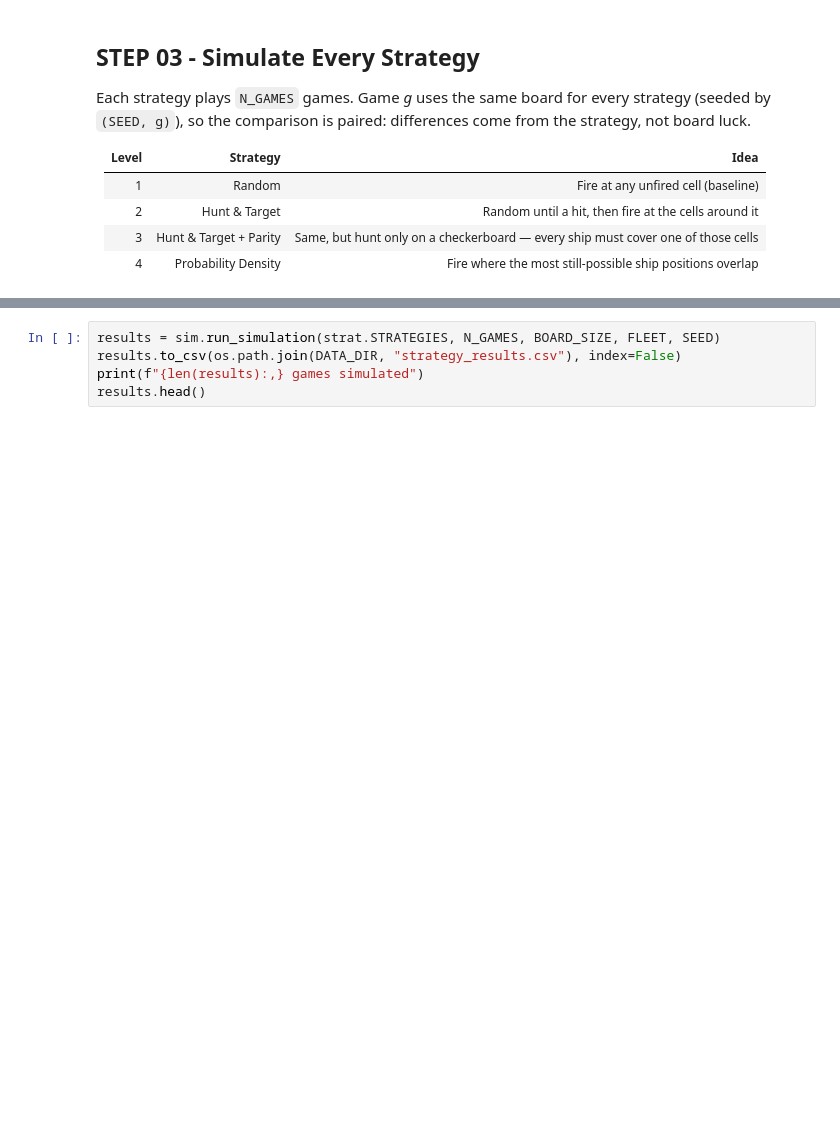
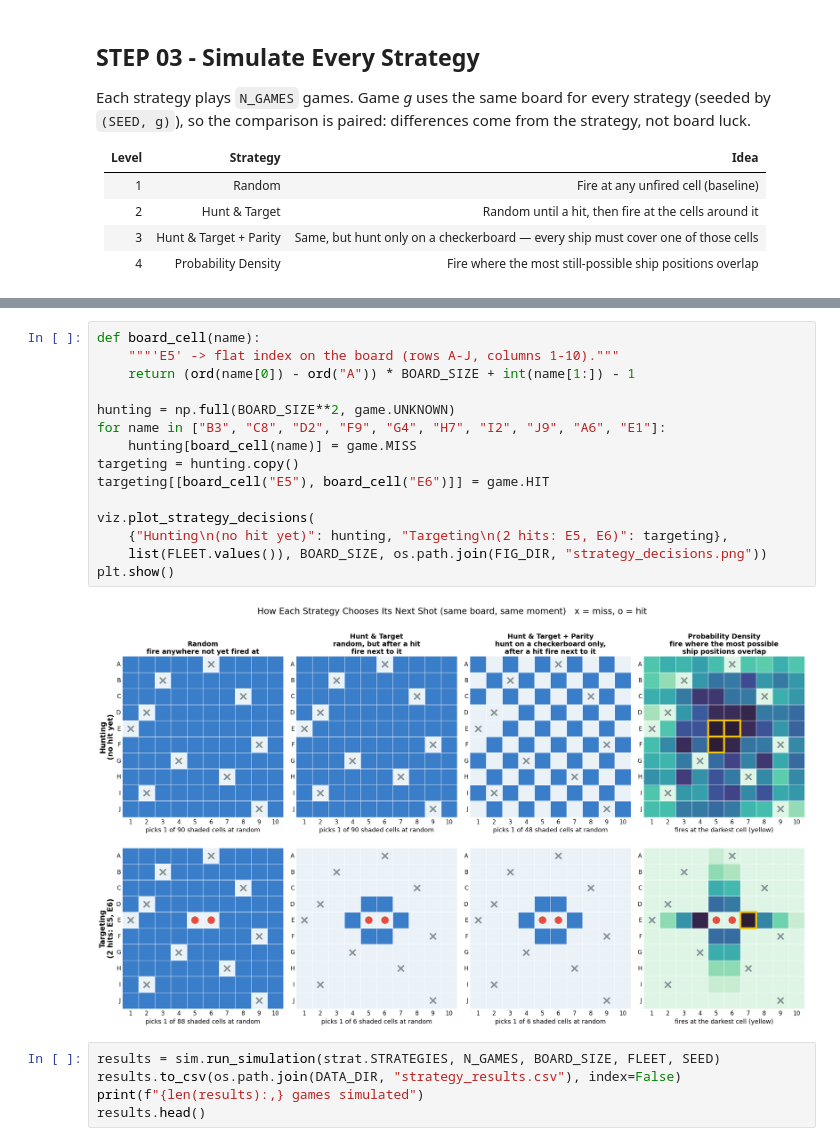
Before and after one commit to Nickwisely97/Code-Portofolio, a Jupyter notebook: Project/Game Analysis/Battleship - Monte Carlo Strategy Simulation/code/battleship_analysis.ipynb, the cells around one changed output, grey strips where cells are left out. Drawn from its saved outputs; the diff is of its cells as text; blank space fills up the shorter version.

```diff
--- a/Project/Game Analysis/Battleship - Monte Carlo Strategy Simulation/code/battleship_analysis.ipynb
+++ b/Project/Game Analysis/Battleship - Monte Carlo Strategy Simulation/code/battleship_analysis.ipynb
@@ -94,3 +100,20 @@ Each strategy plays `N_GAMES` games. Game *g* uses the same board for every stra
+# %%
+def board_cell(name):
+    """'E5' -> flat index on the board (rows A-J, columns 1-10)."""
+    return (ord(name[0]) - ord("A")) * BOARD_SIZE + int(name[1:]) - 1
+
+hunting = np.full(BOARD_SIZE**2, game.UNKNOWN)
+for name in ["B3", "C8", "D2", "F9", "G4", "H7", "I2", "J9", "A6", "E1"]:
+    hunting[board_cell(name)] = game.MISS
+targeting = hunting.copy()
+targeting[[board_cell("E5"), board_cell("E6")]] = game.HIT
+
+viz.plot_strategy_decisions(
+    {"Hunting\n(no hit yet)": hunting, "Targeting\n(2 hits: E5, E6)": targeting},
+    list(FLEET.values()), BOARD_SIZE, os.path.join(FIG_DIR, "strategy_decisions.png"))
+plt.show()
+# %% [output]
+[figure, added]
 # %%
 results = sim.run_simulation(strat.STRATEGIES, N_GAMES, BOARD_SIZE, FLEET, SEED)
 results.to_csv(os.path.join(DATA_DIR, "strategy_results.csv"), index=False)
```
Also changed, not shown: parts of 1 cell of this notebook, 26 other files.
